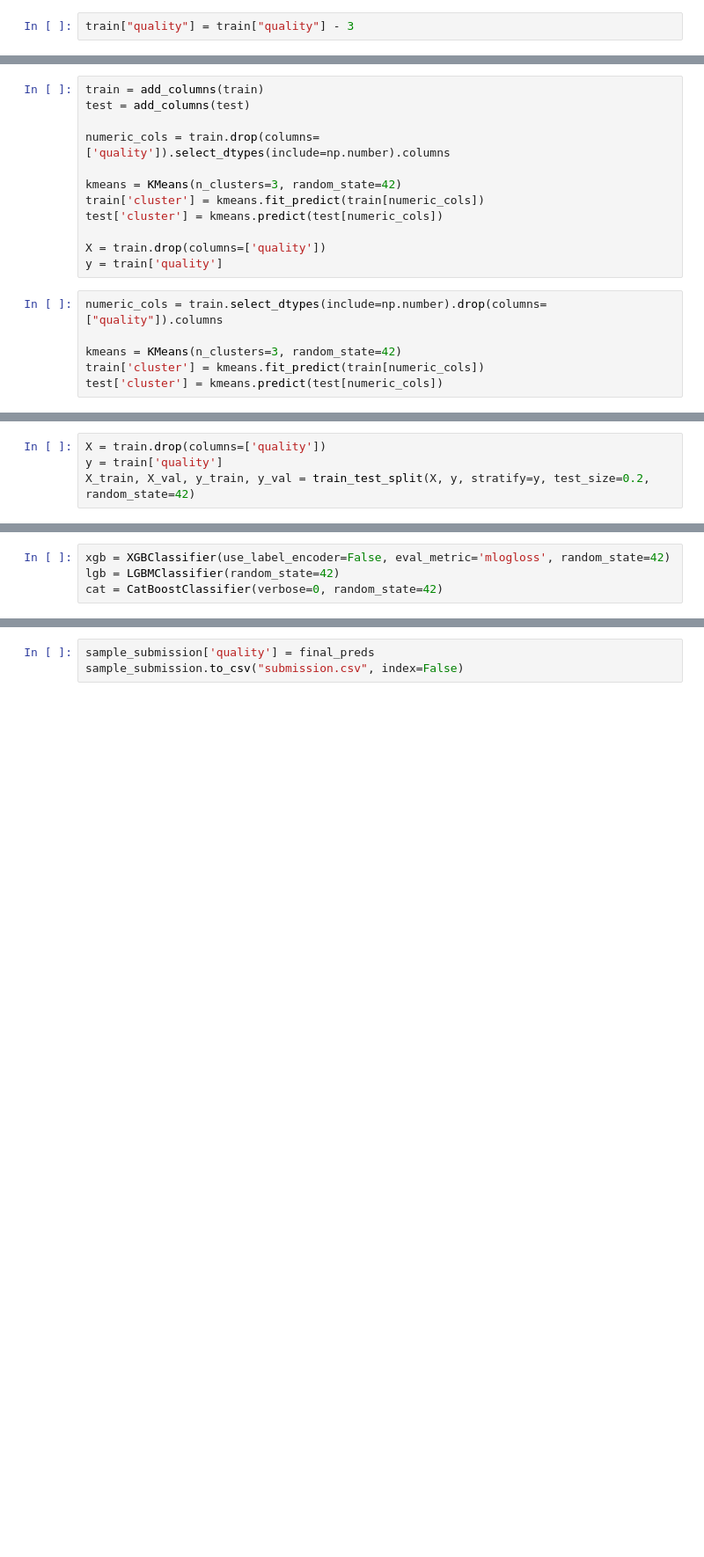
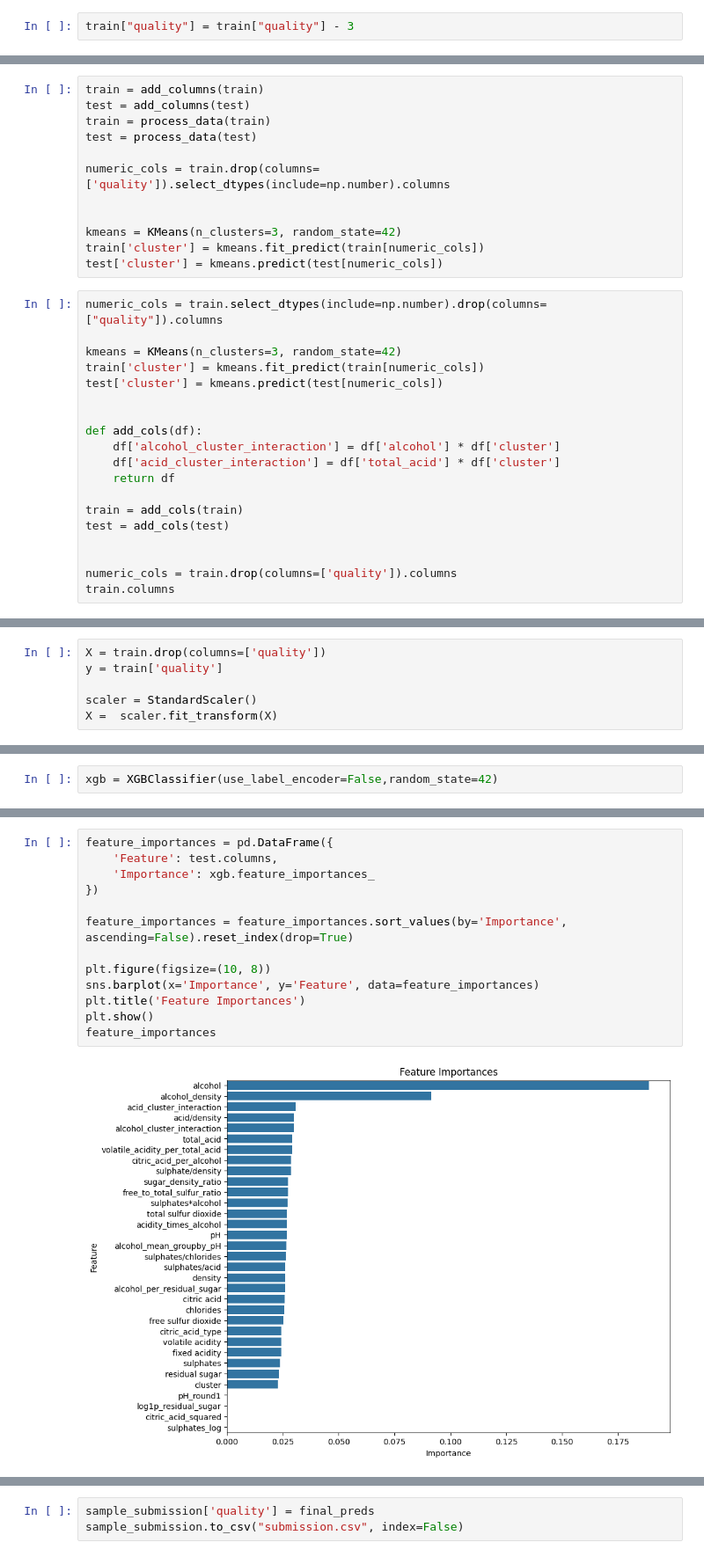
Before and after one commit to sgrdig/-AI-Projects, a Jupyter notebook: WinePredKaggle/model.ipynb, the cells around one changed output, grey strips where cells are left out. Shown at 88% size. Drawn from its saved outputs; the diff is of its cells as text; blank space fills up the shorter version.

```diff
--- a/WinePredKaggle/model.ipynb
+++ b/WinePredKaggle/model.ipynb
@@ -44,18 +87,31 @@ def add_columns(df):
 # %%
 train = add_columns(train)
 test = add_columns(test)
+train = process_data(train)
+test = process_data(test)
 
 numeric_cols = train.drop(columns=['quality']).select_dtypes(include=np.number).columns
+
 
 kmeans = KMeans(n_clusters=3, random_state=42)
 train['cluster'] = kmeans.fit_predict(train[numeric_cols])
 test['cluster'] = kmeans.predict(test[numeric_cols])
-
-X = train.drop(columns=['quality'])
-y = train['quality']
 # %%
 numeric_cols = train.select_dtypes(include=np.number).drop(columns=["quality"]).columns
 
 kmeans = KMeans(n_clusters=3, random_state=42)
 train['cluster'] = kmeans.fit_predict(train[numeric_cols])
 test['cluster'] = kmeans.predict(test[numeric_cols])
+
+
+def add_cols(df):
+    df['alcohol_cluster_interaction'] = df['alcohol'] * df['cluster']
+    df['acid_cluster_interaction'] = df['total_acid'] * df['cluster']
+    return df
+
+train = add_cols(train)
+test = add_cols(test)
+
+
+numeric_cols = train.drop(columns=['quality']).columns
+train.columns
@@ -62,4 +131,6 @@ test['cluster'] = kmeans.predict(test[numeric_cols])
 # %%
 X = train.drop(columns=['quality'])
 y = train['quality']
-X_train, X_val, y_train, y_val = train_test_split(X, y, stratify=y, test_size=0.2, random_state=42)
+
+scaler = StandardScaler()
+X =  scaler.fit_transform(X)
@@ -66,6 +139,4 @@ X_train, X_val, y_train, y_val = train_test_split(X, y, stratify=y, test_size=0.
 # %%
-xgb = XGBClassifier(use_label_encoder=False, eval_metric='mlogloss', random_state=42)
-lgb = LGBMClassifier(random_state=42)
-cat = CatBoostClassifier(verbose=0, random_state=42)
+xgb = XGBClassifier(use_label_encoder=False,random_state=42)
 # %%
 xgb.fit(X_train, y_train)
@@ -90,3 +164,18 @@ def evaluate(model, name):
     score = cohen_kappa_score(y_val, preds, weights='quadratic')
     print(f"{name} Quadratic Kappa Score: {score:.4f}")
     return model.predict(test)
+# %%
+feature_importances = pd.DataFrame({
+    'Feature': test.columns,
+    'Importance': xgb.feature_importances_
+})
+
+feature_importances = feature_importances.sort_values(by='Importance', ascending=False).reset_index(drop=True)
+
+plt.figure(figsize=(10, 8))
+sns.barplot(x='Importance', y='Feature', data=feature_importances)
+plt.title('Feature Importances')
+plt.show()
+feature_importances
+# %% [output]
+[figure, added]
```
Also changed, not shown: parts of 22 cells of this notebook, 1 other file.
